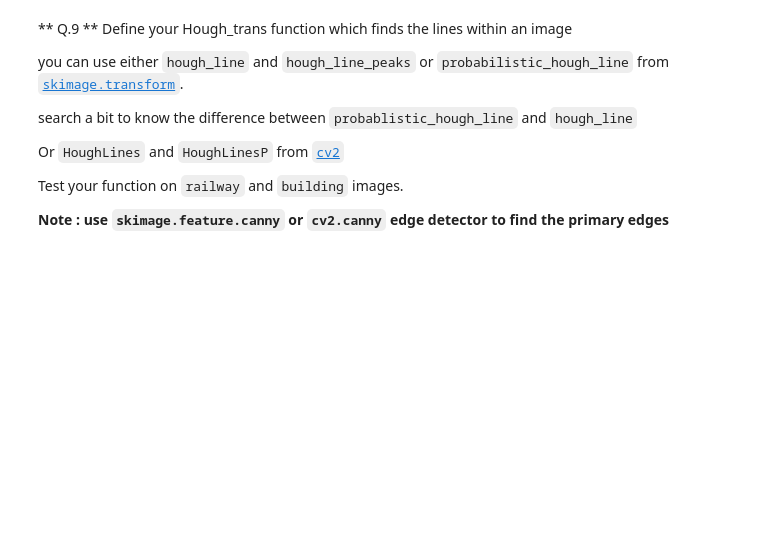
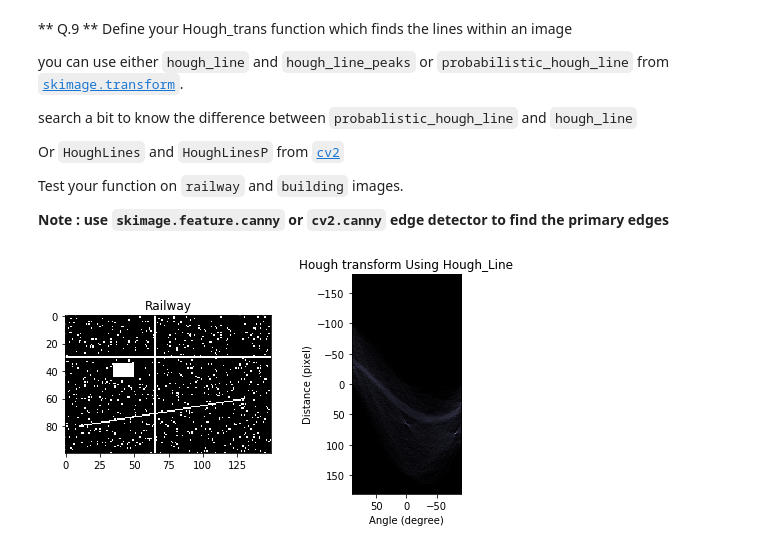
Before and after one commit to Amayawson/B31XB-IIP-TP-1718, a Jupyter notebook: 4-filter-spatial-domain/4-spatial-filter.ipynb, the cells around one changed output. Saved outputs shown, nothing was run; the diff lists cells and outputs as text; code cells hidden in the pictures; blank space fills up the shorter version.

```diff
--- a/4-filter-spatial-domain/4-spatial-filter.ipynb
+++ b/4-filter-spatial-domain/4-spatial-filter.ipynb
@@ -499,3 +469,38 @@ Or `HoughLines` and `HoughLinesP` from [`cv2`](http://docs.opencv.org/3.0-beta/d
 Test your function on `railway` and `building` images.
 
 **Note : use `skimage.feature.canny` or `cv2.canny` edge detector to find the primary edges**
+# %%
+import numpy as np
+import matplotlib.pyplot as plt
+
+from skimage.transform import hough_line
+from skimage.draw import line
+Railway_Im = np.zeros((100, 150), dtype=bool)
+Railway_Im[30, :] = 1
+Railway_Im[:, 65] = 1
+Railway_Im[35:45, 35:50] = 1
+rr, cc = line(60, 130, 80, 10)
+Railway_Im[rr, cc] = 1
+Railway_Im += np.random.random(Railway_Im.shape) > 0.95
+
+
+out, angles, d = hough_line(Railway_Im)
+
+fix, axes = plt.subplots(1, 2, figsize=(7, 4))
+
+axes[0].imshow(Railway_Im, cmap=plt.cm.gray)
+axes[0].set_title('Railway')
+
+axes[1].imshow(
+    out, cmap=plt.cm.bone,
+    extent=(np.rad2deg(angles[-1]), np.rad2deg(angles[0]), d[-1], d[0]))
+axes[1].set_title('Hough transform Using Hough_Line')
+axes[1].set_xlabel('Angle (degree)')
+axes[1].set_ylabel('Distance (pixel)')
+
+plt.tight_layout()
+io.show()
+
+#Railway_Im
+# %% [output]
+[figure, added]
```
Also changed, not shown: parts of 13 cells of this notebook, 1 other file.
